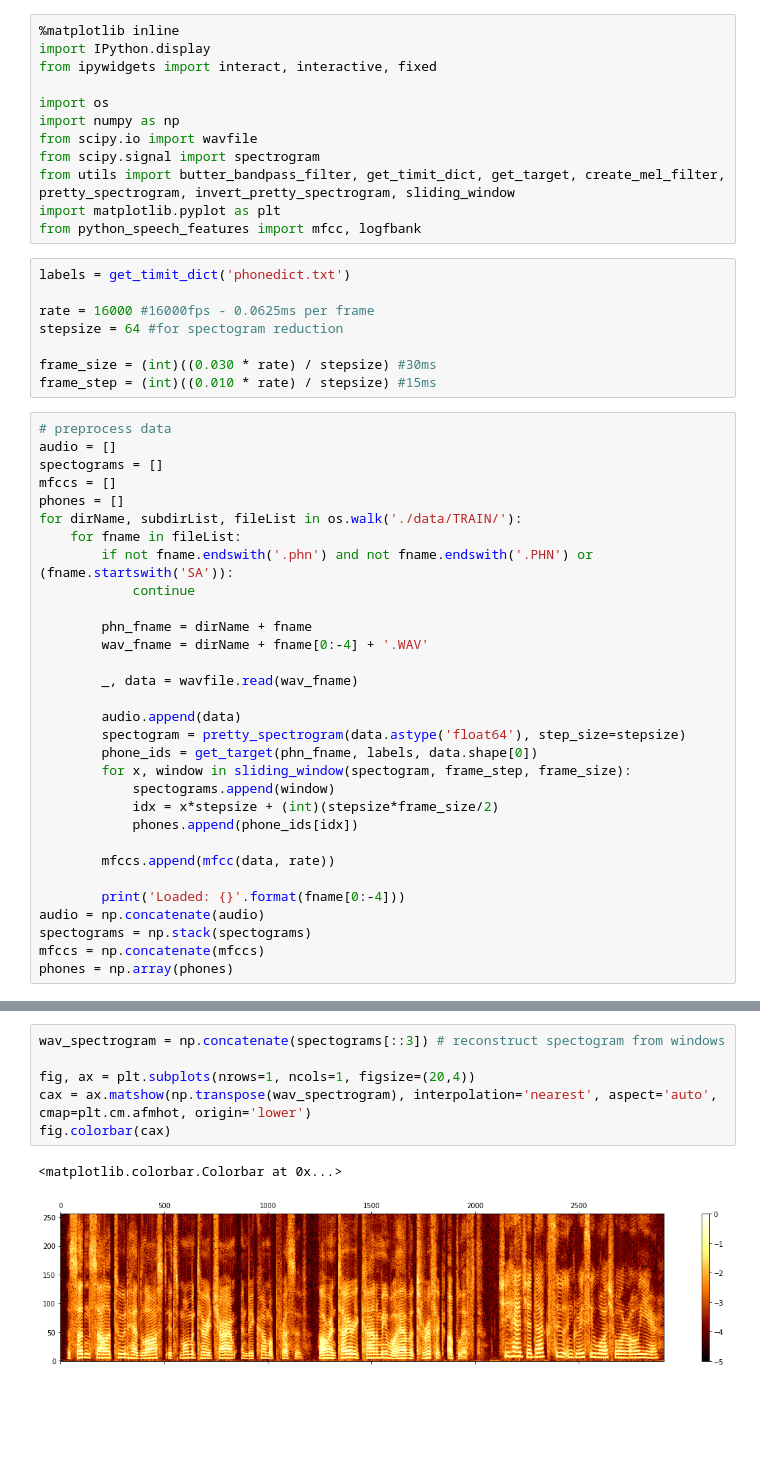
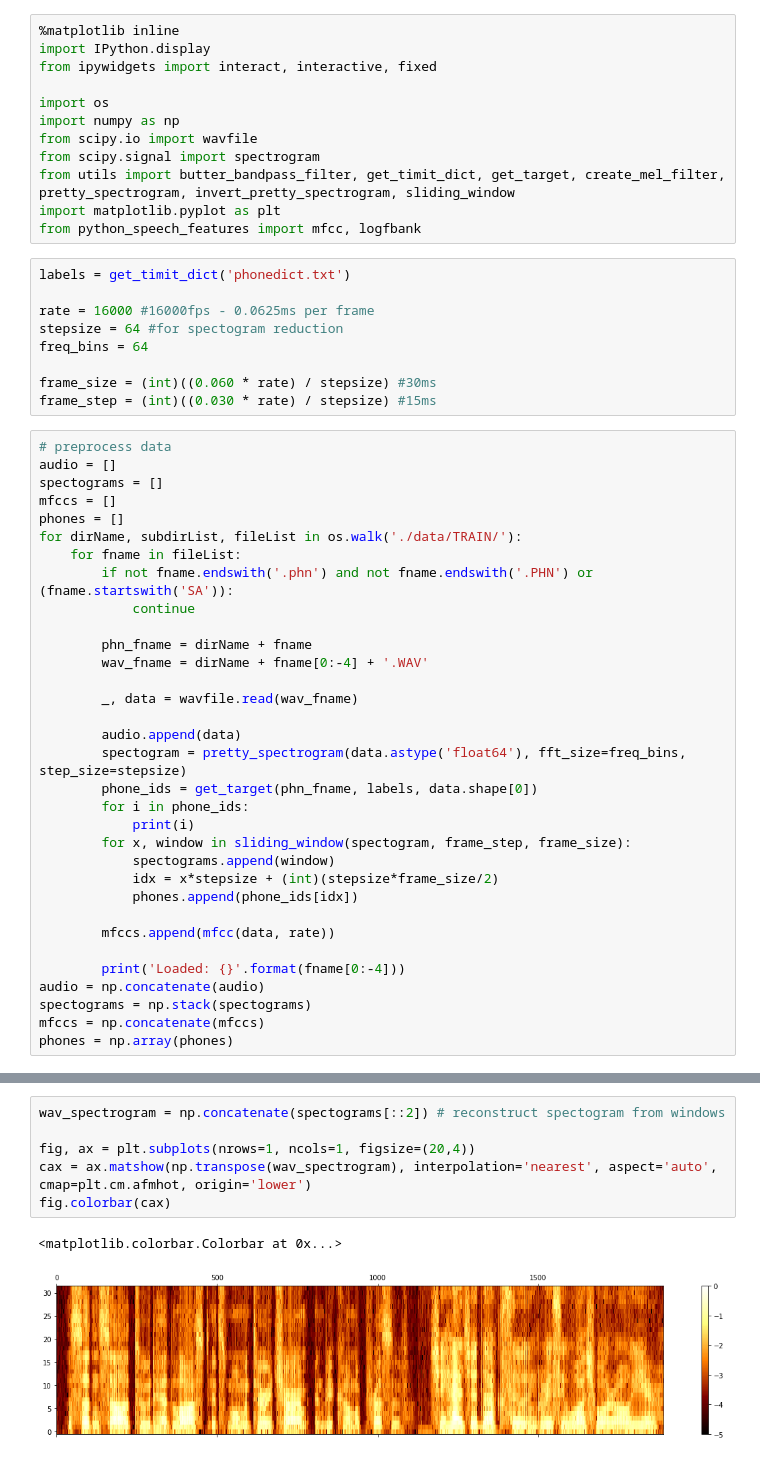
Before and after one commit to SvenDH/CapsNet-ASR, a Jupyter notebook: data exploration.ipynb, the cells around one changed output, grey strips where cells are left out. Saved outputs shown, nothing was run; the diff lists cells and outputs as text; blank space fills up the shorter version.

```diff
--- a/data exploration.ipynb
+++ b/data exploration.ipynb
@@ -15,9 +15,10 @@ labels = get_timit_dict('phonedict.txt')
 
 rate = 16000 #16000fps - 0.0625ms per frame
 stepsize = 64 #for spectogram reduction
+freq_bins = 64
 
-frame_size = (int)((0.030 * rate) / stepsize) #30ms
-frame_step = (int)((0.010 * rate) / stepsize) #15ms
+frame_size = (int)((0.060 * rate) / stepsize) #30ms
+frame_step = (int)((0.030 * rate) / stepsize) #15ms
 # %%
 # preprocess data
 audio = []
@@ -35,8 +36,10 @@ for dirName, subdirList, fileList in os.walk('./data/TRAIN/'):
         _, data = wavfile.read(wav_fname)
 
         audio.append(data)
-        spectogram = pretty_spectrogram(data.astype('float64'), step_size=stepsize)
+        spectogram = pretty_spectrogram(data.astype('float64'), fft_size=freq_bins, step_size=stepsize)
         phone_ids = get_target(phn_fname, labels, data.shape[0])
+        for i in phone_ids:
+            print(i)
         for x, window in sliding_window(spectogram, frame_step, frame_size):
             spectograms.append(window)
             idx = x*stepsize + (int)(stepsize*frame_size/2)
@@ -70,11 +87,11 @@ IPython.display.Audio(data=audio, rate=16000)
 # %% [output]
 [interactive output not drawn]
 # %%
-wav_spectrogram = np.concatenate(spectograms[::3]) # reconstruct spectogram from windows
+wav_spectrogram = np.concatenate(spectograms[::2]) # reconstruct spectogram from windows
 
 fig, ax = plt.subplots(nrows=1, ncols=1, figsize=(20,4))
 cax = ax.matshow(np.transpose(wav_spectrogram), interpolation='nearest', aspect='auto', cmap=plt.cm.afmhot, origin='lower')
 fig.colorbar(cax)
 # %% [output]
 <matplotlib.colorbar.Colorbar at 0x...>
-[figure, old version]
+[figure, new version]
```
Also changed, not shown: parts of 6 cells of this notebook, 1 other file.
